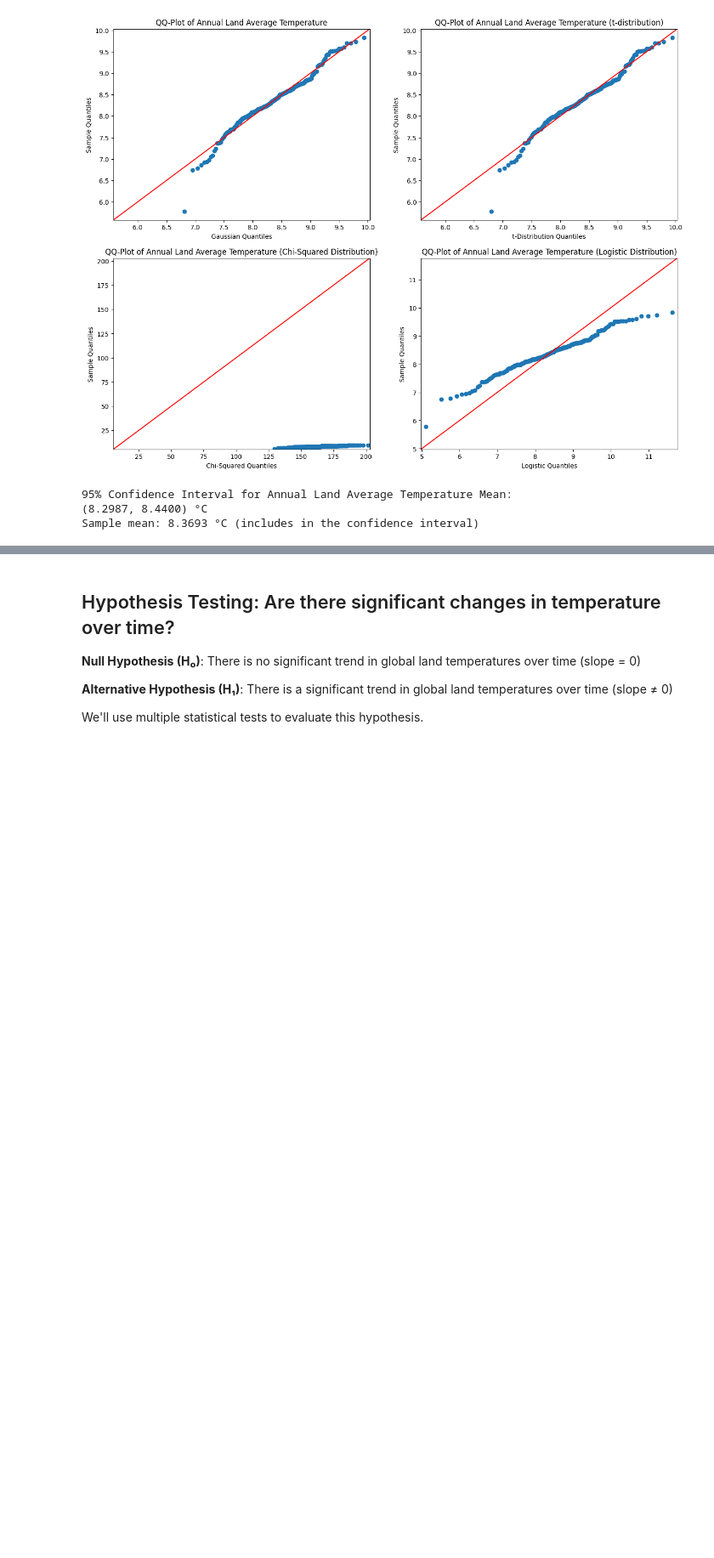
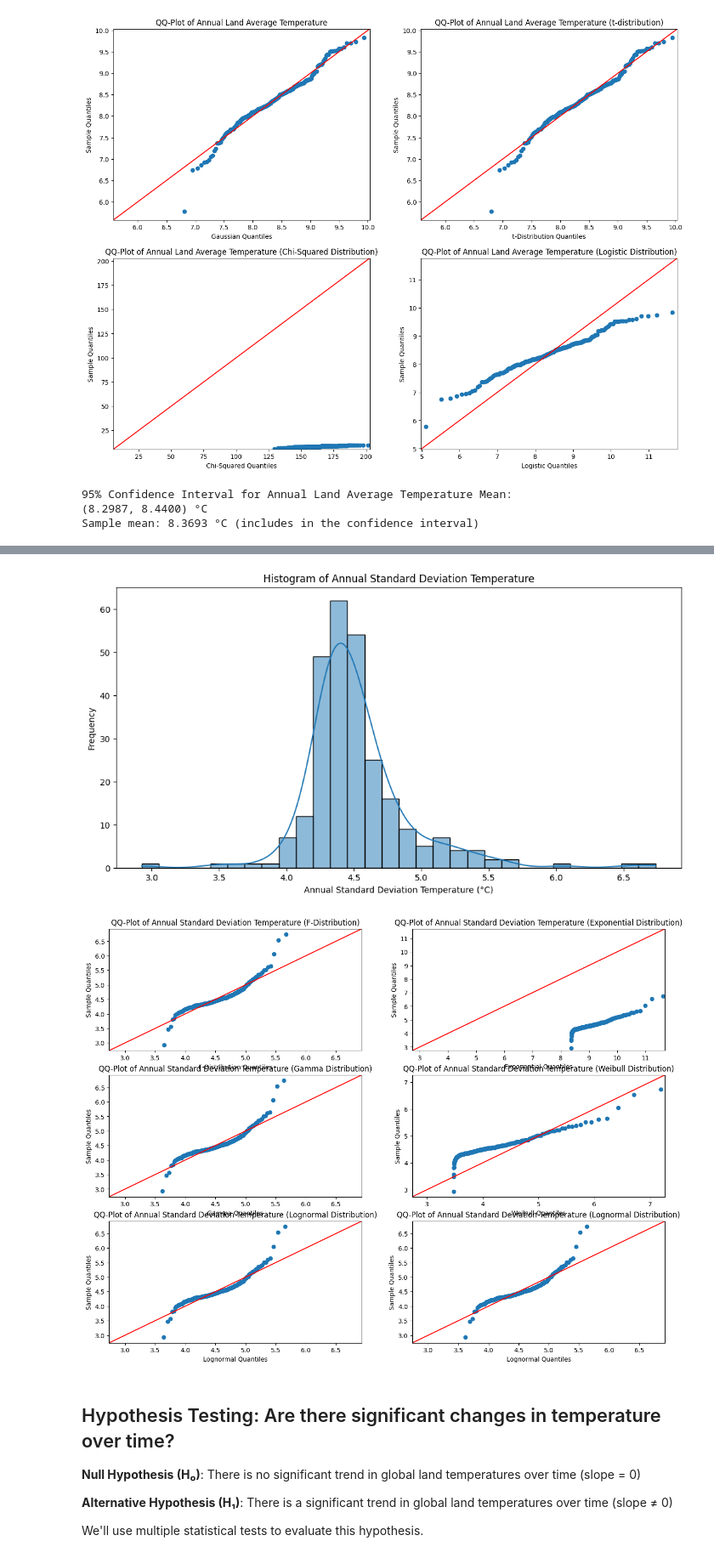
Before and after one commit to OloruntobiOlutola/Applied-Project, a Jupyter notebook: notebooks/app.ipynb, the cells around one changed output, grey strips where cells are left out. Shown at 85% size. Cells and saved outputs as stored; diff of their text form; code cells hidden in the pictures; blank space fills up the shorter version.

```diff
--- a/notebooks/app.ipynb
+++ b/notebooks/app.ipynb
@@ -337,3 +347,68 @@ Sample mean: 8.3693 °C (includes in the confidence interval)
+# %%
+## Histogram of Annual Standard Deviation Temperature
+plt.figure(figsize=(12,6))
+sns.histplot(data=annual_std, x='LandAverageTemperature', bins=30, kde=True)
+plt.title('Histogram of Annual Standard Deviation Temperature')
+plt.xlabel('Annual Standard Deviation Temperature (°C)')
+plt.ylabel('Frequency')
+plt.show()
+
+# QQ-plots for Annual Standard Deviation Temperature
+n = len(annual_std['LandAverageTemperature'])
+fig, axes = plt.subplots(3, 2, figsize=(16, 12))
+
+# Fit MLE parameters for F-distribution
+dfn, dfd, loc, scale = stats.f.fit(annual_std['LandAverageTemperature'])
+
+sm.qqplot(annual_std['LandAverageTemperature'], dist=stats.f, distargs=(dfn,dfd,), loc=loc,
+            scale=scale, line ='45', ax=axes[0, 0])
+axes[0, 0].set_title('QQ-Plot of Annual Standard Deviation Temperature (F-Distribution)')
+axes[0, 0].set_xlabel('F-Distribution Quantiles')
+axes[0, 0].set_ylabel('Sample Quantiles')
+
+
+sm.qqplot(annual_std['LandAverageTemperature'], dist=stats.expon, loc=np.mean(annual['LandAverageTemperature']),
+            scale=np.std(annual['LandAverageTemperature']), line ='45', ax=axes[0, 1])
+axes[0, 1].set_title('QQ-Plot of Annual Standard Deviation Temperature (Exponential Distribution)')
+axes[0, 1].set_xlabel('Exponential Quantiles')
+axes[0, 1].set_ylabel('Sample Quantiles')
+
+# Fit MLE parameters for Gamma distribution
+shape, loc, scale = stats.gamma.fit(annual_std['LandAverageTemperature'])
+
+sm.qqplot(annual_std['LandAverageTemperature'], dist=stats.gamma, distargs=(shape,), loc=loc, scale=scale, line ='45', ax=axes[1, 0])
+axes[1, 0].set_title('QQ-Plot of Annual Standard Deviation Temperature (Gamma Distribution)')
+axes[1, 0].set_xlabel('Gamma Quantiles')
+axes[1, 0].set_ylabel('Sample Quantiles')
+
+# Fit MLE parameters for Weibull distribution
+shape, loc, scale = stats.weibull_min.fit(annual_std['LandAverageTemperature'])
+
+sm.qqplot(annual_std['LandAverageTemperature'], dist=stats.weibull_min, distargs=(shape,), loc=loc, scale=scale, line ='45', ax=axes[1, 1])
+axes[1, 1].set_title('QQ-Plot of Annual Standard Deviation Temperature (Weibull Distribution)')
+axes[1, 1].set_xlabel('Weibull Quantiles')
+axes[1, 1].set_ylabel('Sample Quantiles')
+
+# Fit MLE parameters for Lognormal distribution
+shape, loc, scale = stats.lognorm.fit(annual_std['LandAverageTemperature'])
+
+sm.qqplot(annual_std['LandAverageTemperature'], dist=stats.lognorm, distargs=(shape,), loc=loc, scale=scale, line ='45', ax=axes[2, 0])
+axes[2, 0].set_title('QQ-Plot of Annual Standard Deviation Temperature (Lognormal Distribution)')
+axes[2, 0].set_xlabel('Lognormal Quantiles')
+axes[2, 0].set_ylabel('Sample Quantiles')
+
+# Fit MLE parameters for Lognormal distribution
+shape, loc, scale = stats.chi2.fit(annual_std['LandAverageTemperature'])
+
+sm.qqplot(annual_std['LandAverageTemperature'], dist=stats.chi2, distargs=(shape,), loc=loc, scale=scale, line ='45', ax=axes[2, 1])
+axes[2, 1].set_title('QQ-Plot of Annual Standard Deviation Temperature (Lognormal Distribution)')
+axes[2, 1].set_xlabel('Lognormal Quantiles')
+axes[2, 1].set_ylabel('Sample Quantiles')
+
+plt.show()
+# %% [output]
+[figure, added]
+[figure, added]
 # %% [markdown]
 ## Hypothesis Testing: Are there significant changes in temperature over time?
 
```
Also changed, not shown: parts of 2 cells of this notebook.
